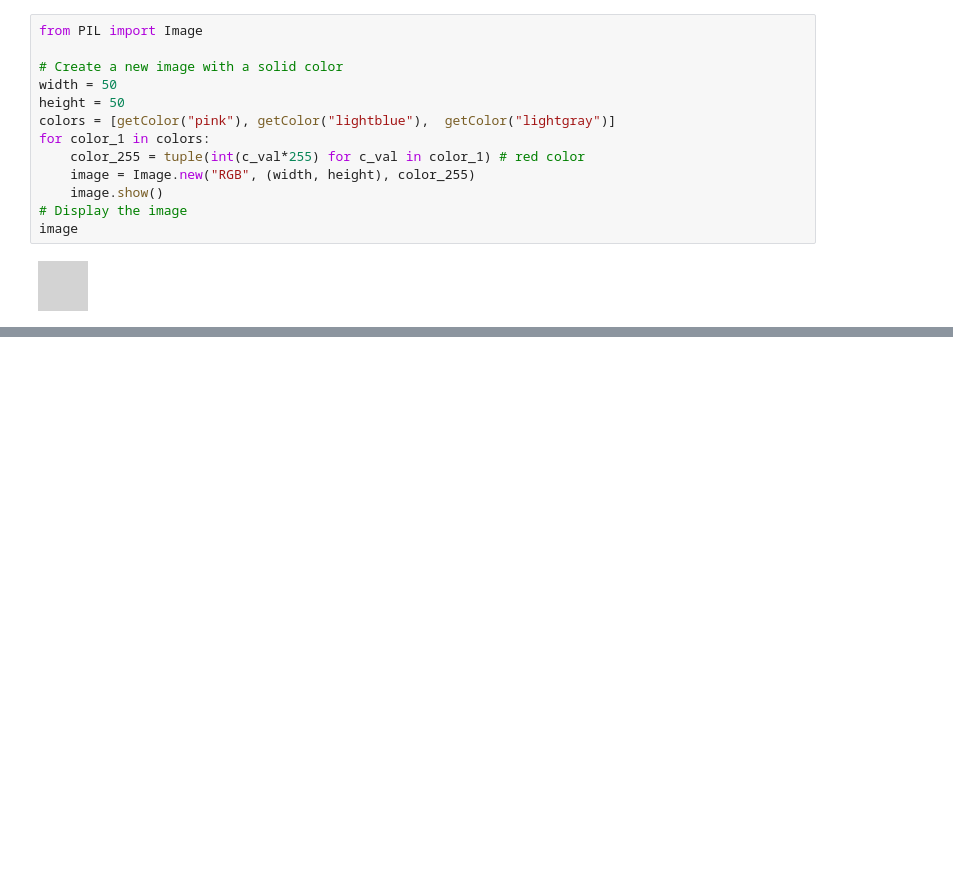
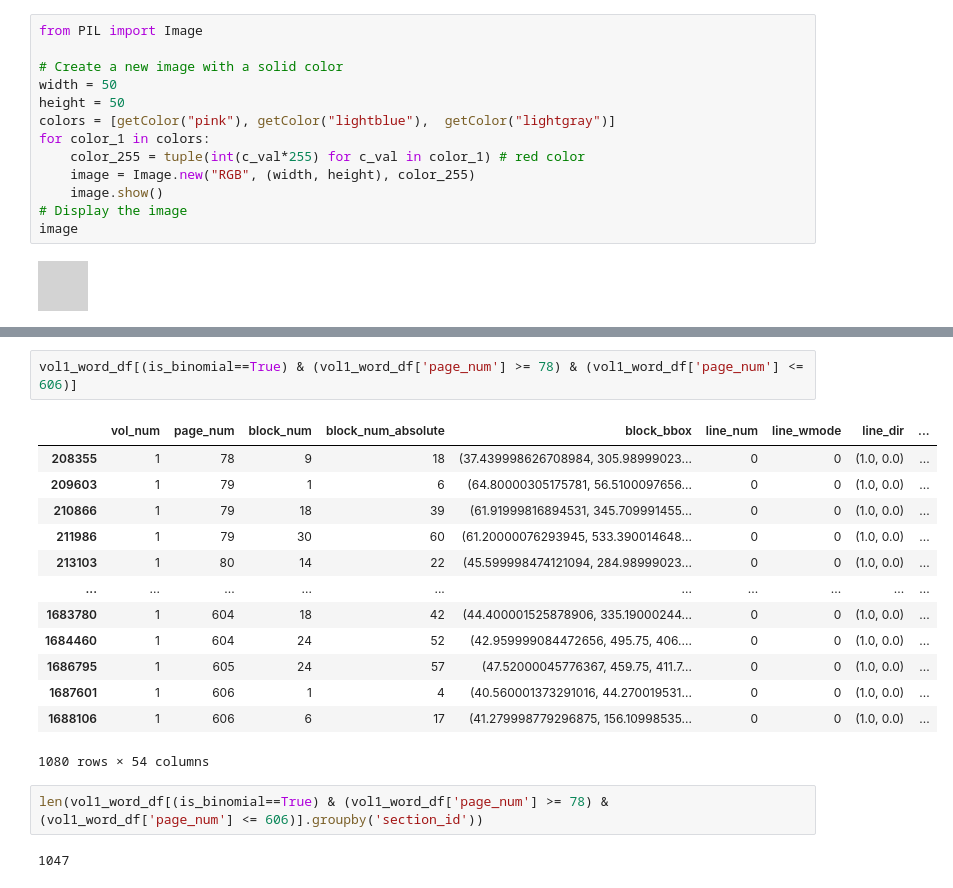
Before and after one commit to shidedh/UpdateFlora, a Jupyter notebook: main_text/entry_paragraphs.ipynb, the cells around one changed output, grey strips where cells are left out. Cells and saved outputs as stored; diff of their text form; blank space fills up the shorter version.

```diff
--- a/main_text/entry_paragraphs.ipynb
+++ b/main_text/entry_paragraphs.ipynb
@@ -315,0 +652,20 @@ image
+# %%
+vol1_word_df[(is_binomial==True) & (vol1_word_df['page_num'] >= 78) & (vol1_word_df['page_num'] <= 606)]
+# %% [output]
+|  | vol_num | page_num | block_num | block_num_absolute | block_bbox | line_num | line_wmode | line_dir | ... |
+| 208355 | 1 | 78 | 9 | 18 | (37.439998626708984, 305.98999023... | 0 | 0 | (1.0, 0.0) | ... |
+| 209603 | 1 | 79 | 1 | 6 | (64.80000305175781, 56.5100097656... | 0 | 0 | (1.0, 0.0) | ... |
+| 210866 | 1 | 79 | 18 | 39 | (61.91999816894531, 345.709991455... | 0 | 0 | (1.0, 0.0) | ... |
+| 211986 | 1 | 79 | 30 | 60 | (61.20000076293945, 533.390014648... | 0 | 0 | (1.0, 0.0) | ... |
+| 213103 | 1 | 80 | 14 | 22 | (45.599998474121094, 284.98999023... | 0 | 0 | (1.0, 0.0) | ... |
+| ... | ... | ... | ... | ... | ... | ... | ... | ... | ... |
+| 1683780 | 1 | 604 | 18 | 42 | (44.400001525878906, 335.19000244... | 0 | 0 | (1.0, 0.0) | ... |
+| 1684460 | 1 | 604 | 24 | 52 | (42.959999084472656, 495.75, 406.... | 0 | 0 | (1.0, 0.0) | ... |
+| 1686795 | 1 | 605 | 24 | 57 | (47.52000045776367, 459.75, 411.7... | 0 | 0 | (1.0, 0.0) | ... |
+| 1687601 | 1 | 606 | 1 | 4 | (40.560001373291016, 44.270019531... | 0 | 0 | (1.0, 0.0) | ... |
+| 1688106 | 1 | 606 | 6 | 17 | (41.279998779296875, 156.10998535... | 0 | 0 | (1.0, 0.0) | ... |
+1080 rows × 54 columns
+# %%
+len(vol1_word_df[(is_binomial==True) & (vol1_word_df['page_num'] >= 78) & (vol1_word_df['page_num'] <= 606)].groupby('section_id'))
+# %% [output]
+1047
```
Also changed, not shown: parts of 37 cells of this notebook, 1 other file.
